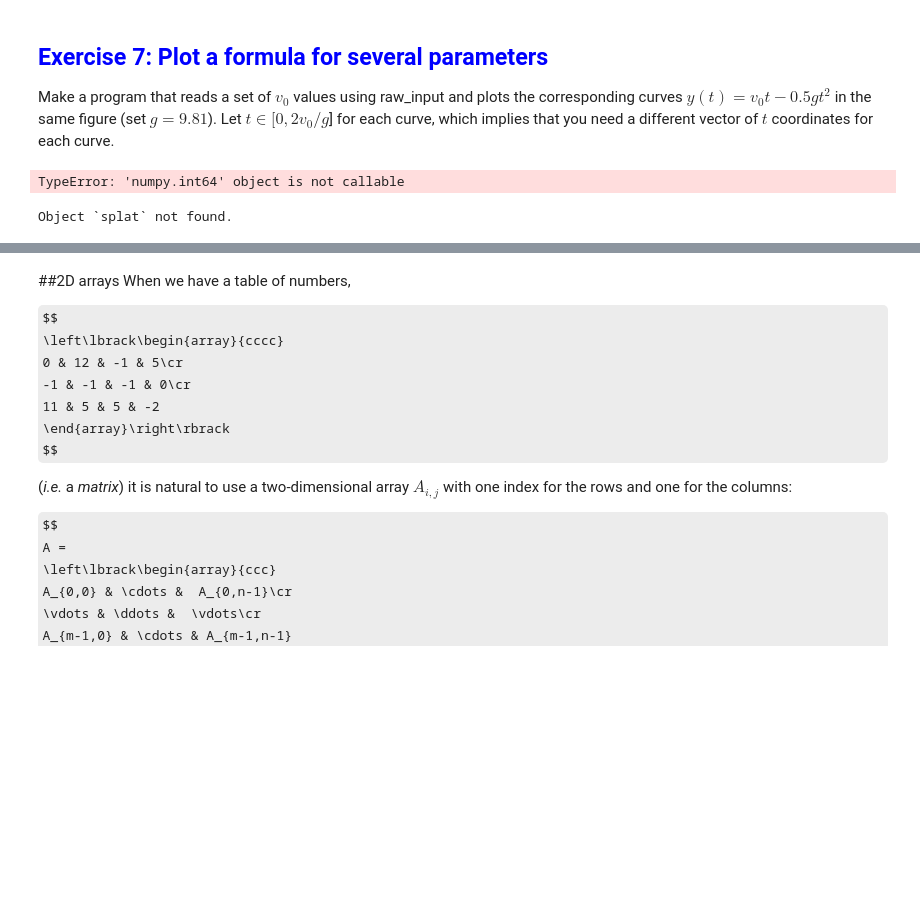
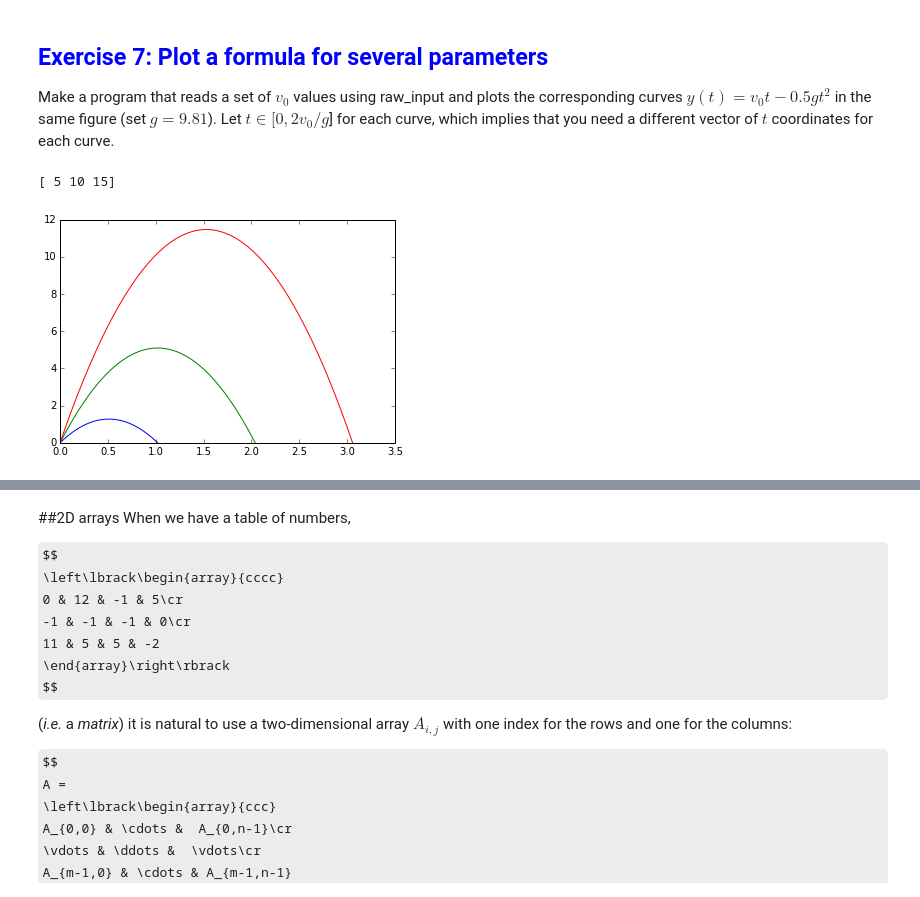
Before and after one commit to Loljaca/Introduction-to-Python-programming-for-MPECDT, a Jupyter notebook: notebook/Python-4.ipynb, the cells around one changed output, grey strips where cells are left out. Saved outputs shown, nothing was run; the diff lists cells and outputs as text; code cells hidden in the pictures; some formulas as TeX source; blank space fills up the shorter version.

```diff
--- a/notebook/Python-4.ipynb
+++ b/notebook/Python-4.ipynb
@@ -394,27 +404,25 @@ Make a program that reads a set of $v_0$ values using raw_input and plots the co
 # %%
 v0=array([5,10,15])
 
+print v0
 
 def m(v0,t):
     return v0*t-0.5*g*t*t
 
 def t(v0):
     return linspace(0,2*v0/g,51)
 
-T=array([t(v) for t in v0])
+#T=array([t(v) for v in v0])
 
-print T[0]
+for v in v0:
+    T=array(t(v))
+    y=m(v,T)
+    plot(T,y)
 
 
-y=array([m(v,t(v))for v in v0])
-
-plot(t[0],y[0])
 #t = array([linspace(0, Time, 51) for Time in T])
 
 #y=array([m(v,t) for v in v0])
 # %% [output]
-TypeError: 'numpy.int64' object is not callable
+[ 5 10 15]
+[figure, added]
-# %%
-splat?
-# %% [output]
-Object `splat` not found.
```
Also changed, not shown: parts of 5 cells of this notebook.
